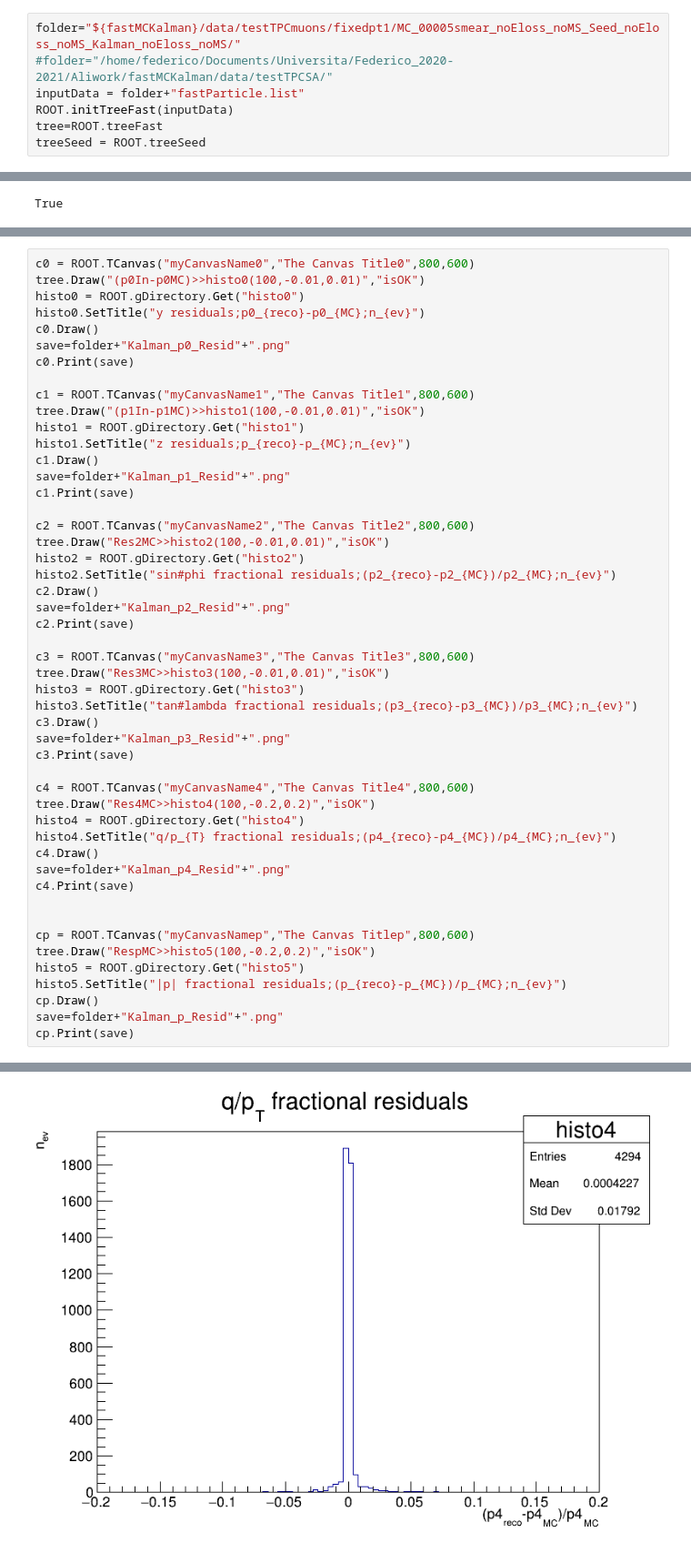
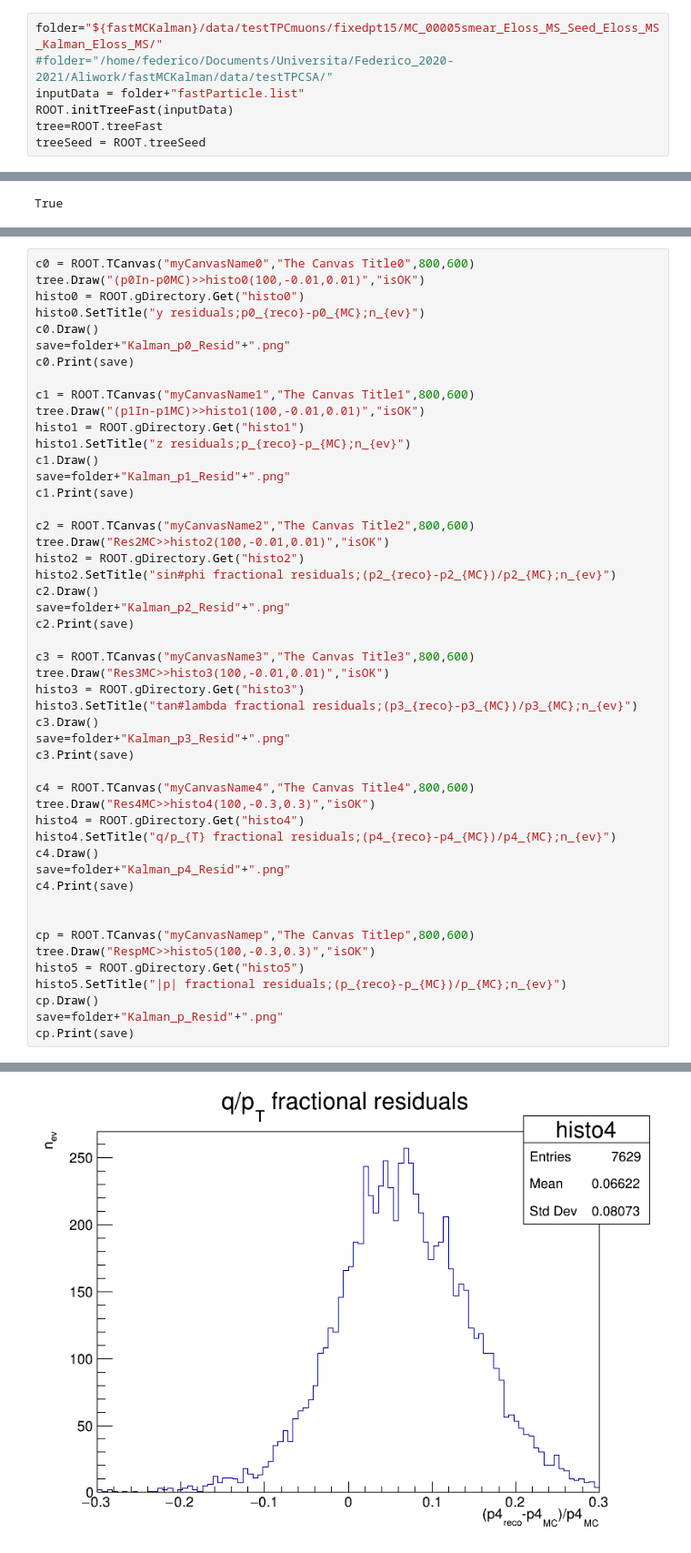
Before and after one commit to Trenchcoat95/fastMCKalmanOptTesting, a Jupyter notebook: fastMCKalman/MC/fastMCKalmanResidualsSimple.ipynb, the cells around one changed output, grey strips where cells are left out. Shown at 91% size. Cells and saved outputs as stored; diff of their text form.

```diff
--- a/fastMCKalman/MC/fastMCKalmanResidualsSimple.ipynb
+++ b/fastMCKalman/MC/fastMCKalmanResidualsSimple.ipynb
@@ -7,7 +7,7 @@ import ROOT
 from ROOT import TVectorD, TMatrix, TMath, TVector3, TGraphErrors, TFile, TTree, gRandom, gPad, gROOT, gVirtualX, kTRUE, kRed, TProfile, gStyle,  TFile, gSystem
 from fastSimulation import *
 # %%
-folder="${fastMCKalman}/data/testTPCmuons/fixedpt1/MC_00005smear_noEloss_noMS_Seed_noEloss_noMS_Kalman_noEloss_noMS/"
+folder="${fastMCKalman}/data/testTPCmuons/fixedpt15/MC_00005smear_Eloss_MS_Seed_Eloss_MS_Kalman_Eloss_MS/"
 #folder="/home/federico/Documents/Universita/Federico_2020-2021/Aliwork/fastMCKalman/data/testTPCSA/"
 inputData = folder+"fastParticle.list"
 ROOT.initTreeFast(inputData)
@@ -163,7 +177,7 @@ save=folder+"Kalman_p3_Resid"+".png"
 c3.Print(save)
 
 c4 = ROOT.TCanvas("myCanvasName4","The Canvas Title4",800,600)
-tree.Draw("Res4MC>>histo4(100,-0.2,0.2)","isOK")
+tree.Draw("Res4MC>>histo4(100,-0.3,0.3)","isOK")
 histo4 = ROOT.gDirectory.Get("histo4")
 histo4.SetTitle("q/p_{T} fractional residuals;(p4_{reco}-p4_{MC})/p4_{MC};n_{ev}")
 c4.Draw()
@@ -172,7 +186,7 @@ c4.Print(save)
 
 
 cp = ROOT.TCanvas("myCanvasNamep","The Canvas Titlep",800,600)
-tree.Draw("RespMC>>histo5(100,-0.2,0.2)","isOK")
+tree.Draw("RespMC>>histo5(100,-0.3,0.3)","isOK")
 histo5 = ROOT.gDirectory.Get("histo5")
 histo5.SetTitle("|p| fractional residuals;(p_{reco}-p_{MC})/p_{MC};n_{ev}")
 cp.Draw()
@@ -198 +212 @@ Info in <TCanvas::Print>: png file /home/federico/Documents/Universita/Federico_
-[figure, old version]
+[figure, new version]
```
Also changed, not shown: parts of 6 cells of this notebook, 7 other files.
